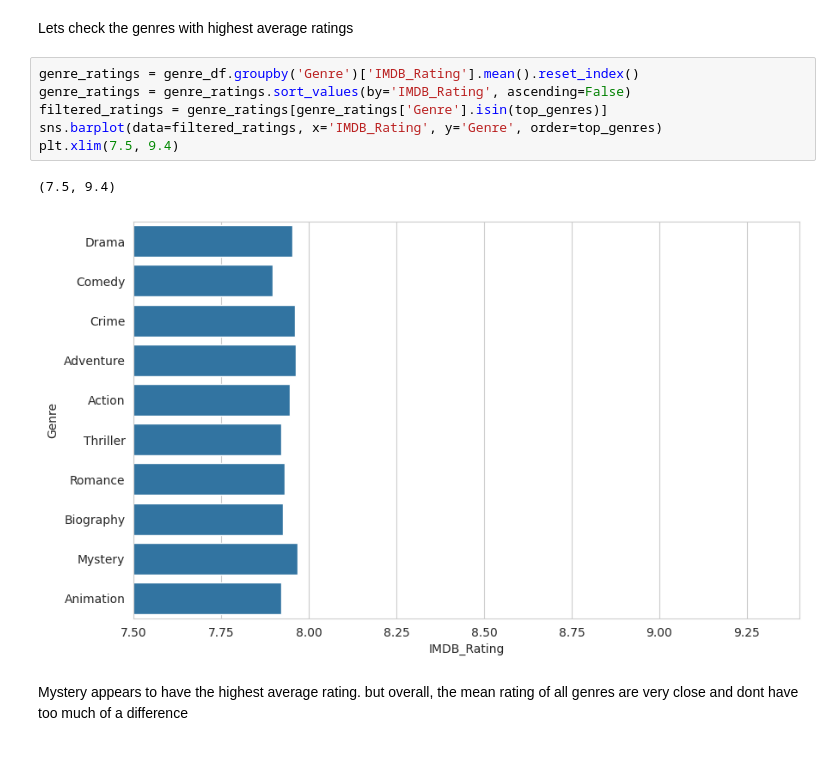
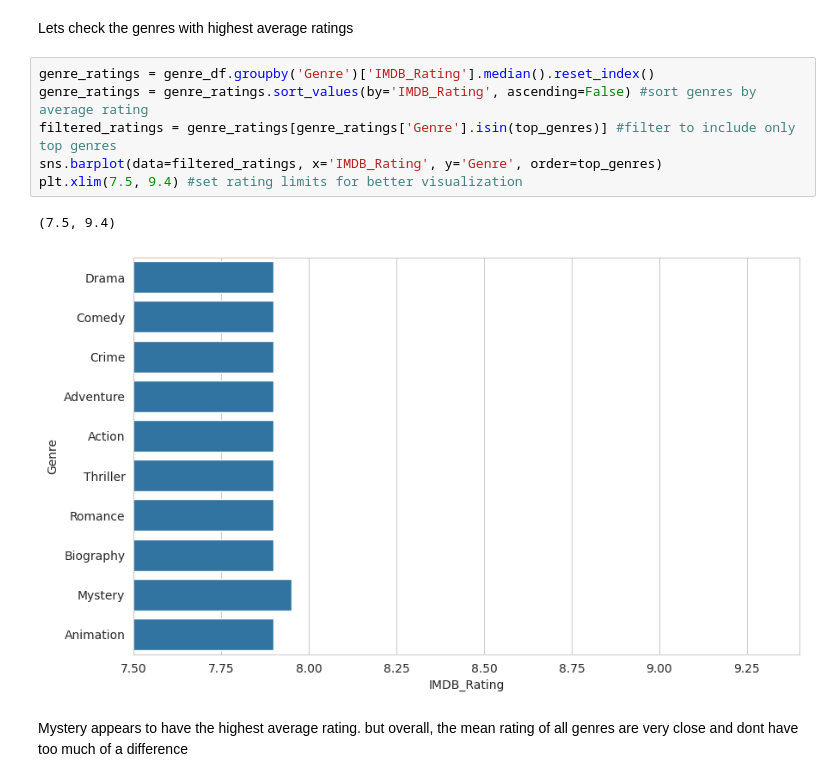
Before and after one commit to rahulkrishna-s/imdb-eda-notebooks, a Jupyter notebook: notebooks/imdb_eda.ipynb, the cells around one changed output. Drawn from its saved outputs; the diff is of its cells as text.

```diff
--- a/notebooks/imdb_eda.ipynb
+++ b/notebooks/imdb_eda.ipynb
@@ -344,14 +344,14 @@ Drama movies dominate this dataset and looks like imdb community heavily favors
 # %% [markdown]
 Lets check the genres with highest average ratings
 # %%
-genre_ratings = genre_df.groupby('Genre')['IMDB_Rating'].mean().reset_index()
-genre_ratings = genre_ratings.sort_values(by='IMDB_Rating', ascending=False)
-filtered_ratings = genre_ratings[genre_ratings['Genre'].isin(top_genres)]
+genre_ratings = genre_df.groupby('Genre')['IMDB_Rating'].median().reset_index()
+genre_ratings = genre_ratings.sort_values(by='IMDB_Rating', ascending=False) #sort genres by average rating
+filtered_ratings = genre_ratings[genre_ratings['Genre'].isin(top_genres)] #filter to include only top genres
 sns.barplot(data=filtered_ratings, x='IMDB_Rating', y='Genre', order=top_genres)
-plt.xlim(7.5, 9.4)
+plt.xlim(7.5, 9.4) #set rating limits for better visualization
 # %% [output]
 (7.5, 9.4)
-[figure, old version]
+[figure, new version]
 # %% [markdown]
 Mystery appears to have the highest average rating. but overall, the mean rating of all genres are very close and dont have too much of a difference
 # %% [markdown]
```
Also changed, not shown: parts of 7 cells of this notebook.
